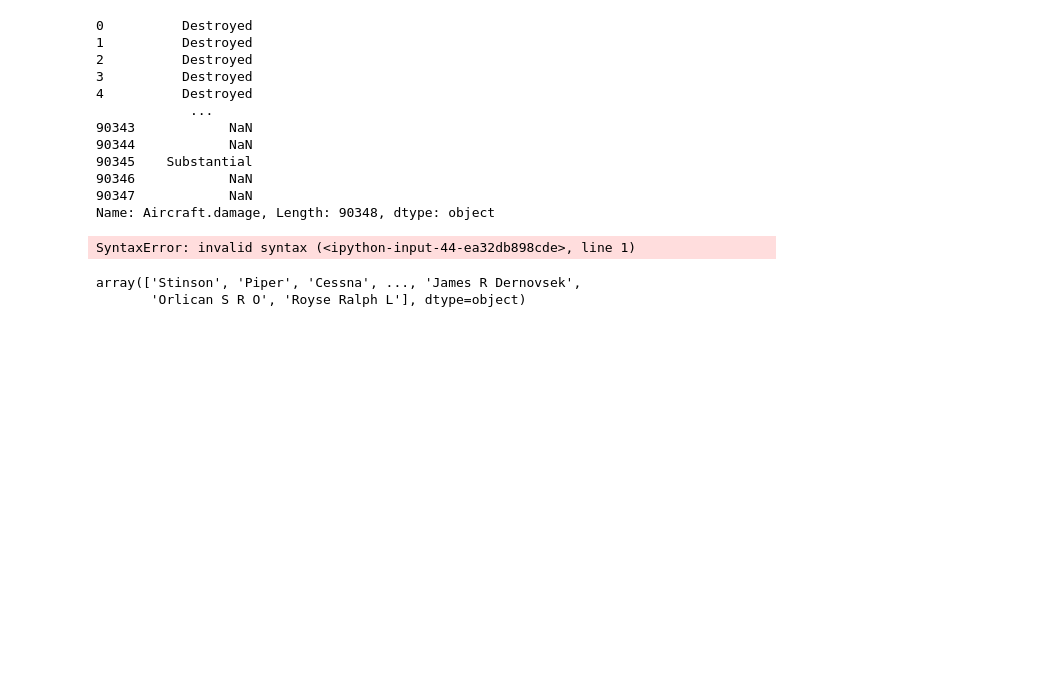
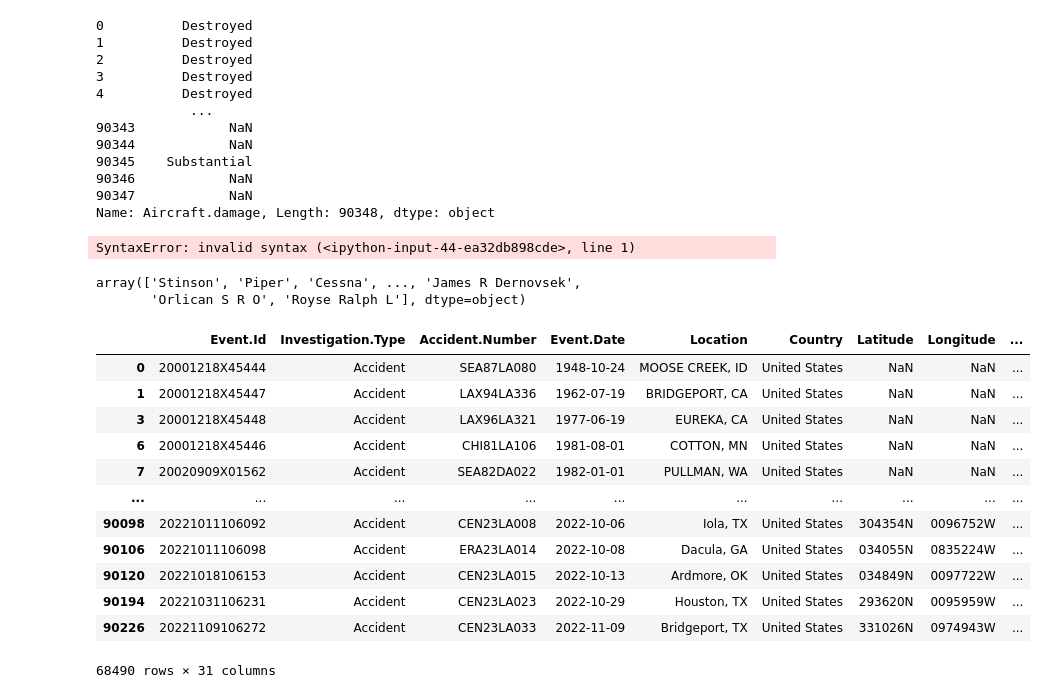
Before and after one commit to K-Pegg/Charting-New-Heights, a Jupyter notebook: Airline_Data_Project_juvenson.ipynb, the cells around one changed output. Saved outputs shown, nothing was run; the diff lists cells and outputs as text; code cells hidden in the pictures; blank space fills up the shorter version.

```diff
--- a/Airline_Data_Project_juvenson.ipynb
+++ b/Airline_Data_Project_juvenson.ipynb
@@ -102,3 +102,19 @@ df['Make'].unique()
 # %% [output]
 array(['Stinson', 'Piper', 'Cessna', ..., 'James R Dernovsek',
        'Orlican S R O', 'Royse Ralph L'], dtype=object)
+# %%
+df
+# %% [output]
+|  | Event.Id | Investigation.Type | Accident.Number | Event.Date | Location | Country | Latitude | Longitude | ... |
+| 0 | 20001218X45444 | Accident | SEA87LA080 | 1948-10-24 | MOOSE CREEK, ID | United States | NaN | NaN | ... |
+| 1 | 20001218X45447 | Accident | LAX94LA336 | 1962-07-19 | BRIDGEPORT, CA | United States | NaN | NaN | ... |
+| 3 | 20001218X45448 | Accident | LAX96LA321 | 1977-06-19 | EUREKA, CA | United States | NaN | NaN | ... |
+| 6 | 20001218X45446 | Accident | CHI81LA106 | 1981-08-01 | COTTON, MN | United States | NaN | NaN | ... |
+| 7 | 20020909X01562 | Accident | SEA82DA022 | 1982-01-01 | PULLMAN, WA | United States | NaN | NaN | ... |
+| ... | ... | ... | ... | ... | ... | ... | ... | ... | ... |
+| 90098 | 20221011106092 | Accident | CEN23LA008 | 2022-10-06 | Iola, TX | United States | 304354N | 0096752W | ... |
+| 90106 | 20221011106098 | Accident | ERA23LA014 | 2022-10-08 | Dacula, GA | United States | 034055N | 0835224W | ... |
+| 90120 | 20221018106153 | Accident | CEN23LA015 | 2022-10-13 | Ardmore, OK | United States | 034849N | 0097722W | ... |
+| 90194 | 20221031106231 | Accident | CEN23LA023 | 2022-10-29 | Houston, TX | United States | 293620N | 0095959W | ... |
+| 90226 | 20221109106272 | Accident | CEN23LA033 | 2022-11-09 | Bridgeport, TX | United States | 331026N | 0974943W | ... |
+68490 rows × 31 columns
```
Also changed, not shown: parts of 23 cells of this notebook.
